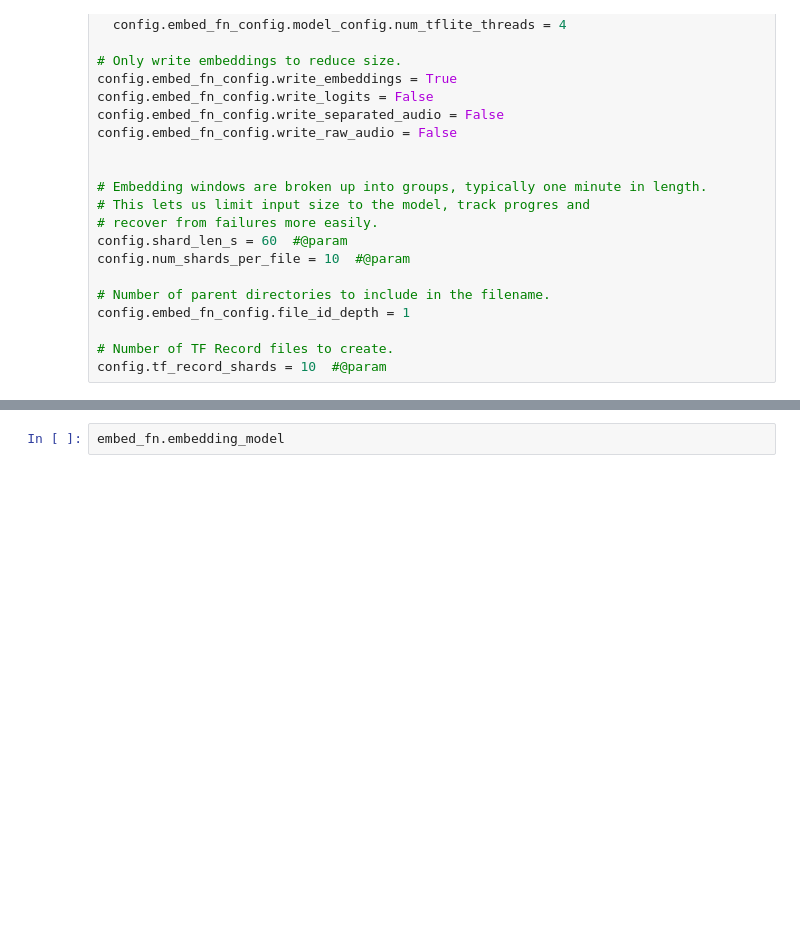
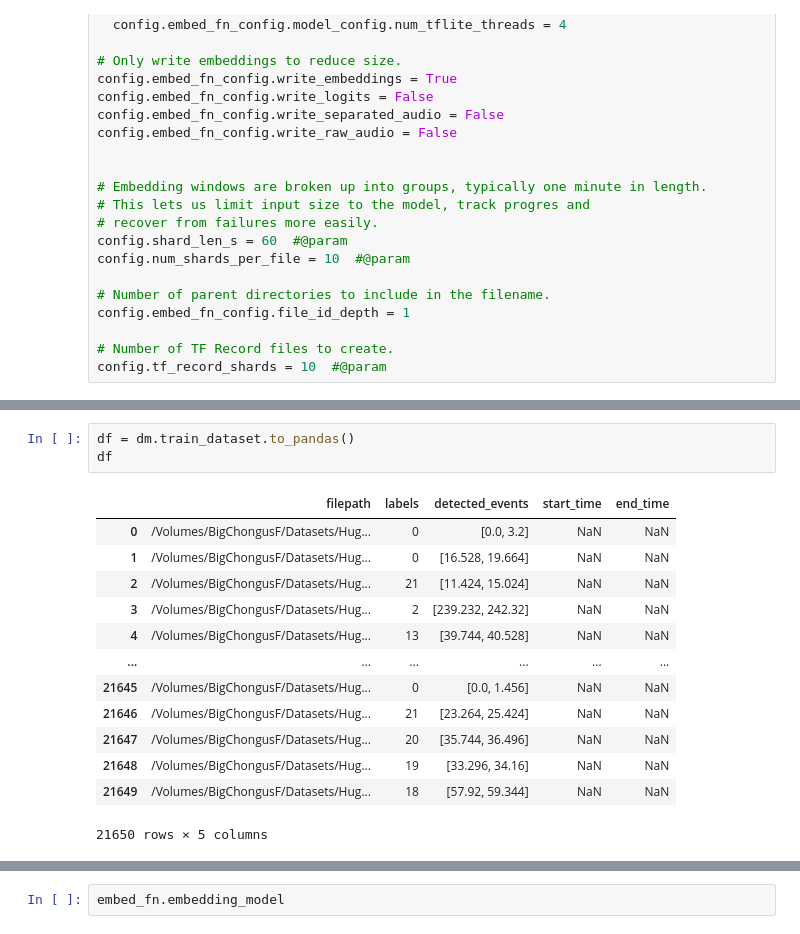
Before and after one commit to PariaValizadeh/BirdSet, a Jupyter notebook: notebooks/Bird_Embeddings/0-mr-embed-audio.ipynb, the cells around one changed output, grey strips where cells are left out. Saved outputs shown, nothing was run; the diff lists cells and outputs as text; blank space fills up the shorter version.

```diff
--- a/notebooks/Bird_Embeddings/0-mr-embed-audio.ipynb
+++ b/notebooks/Bird_Embeddings/0-mr-embed-audio.ipynb
@@ -108,0 +160,17 @@ Setup complete!
+# %%
+df = dm.train_dataset.to_pandas()
+df
+# %% [output]
+|  | filepath | labels | detected_events | start_time | end_time |
+| 0 | /Volumes/BigChongusF/Datasets/Hug... | 0 | [0.0, 3.2] | NaN | NaN |
+| 1 | /Volumes/BigChongusF/Datasets/Hug... | 0 | [16.528, 19.664] | NaN | NaN |
+| 2 | /Volumes/BigChongusF/Datasets/Hug... | 21 | [11.424, 15.024] | NaN | NaN |
+| 3 | /Volumes/BigChongusF/Datasets/Hug... | 2 | [239.232, 242.32] | NaN | NaN |
+| 4 | /Volumes/BigChongusF/Datasets/Hug... | 13 | [39.744, 40.528] | NaN | NaN |
+| ... | ... | ... | ... | ... | ... |
+| 21645 | /Volumes/BigChongusF/Datasets/Hug... | 0 | [0.0, 1.456] | NaN | NaN |
+| 21646 | /Volumes/BigChongusF/Datasets/Hug... | 21 | [23.264, 25.424] | NaN | NaN |
+| 21647 | /Volumes/BigChongusF/Datasets/Hug... | 20 | [35.744, 36.496] | NaN | NaN |
+| 21648 | /Volumes/BigChongusF/Datasets/Hug... | 19 | [33.296, 34.16] | NaN | NaN |
+| 21649 | /Volumes/BigChongusF/Datasets/Hug... | 18 | [57.92, 59.344] | NaN | NaN |
+21650 rows × 5 columns
```
Also changed, not shown: parts of 37 cells of this notebook, 4 other files.
